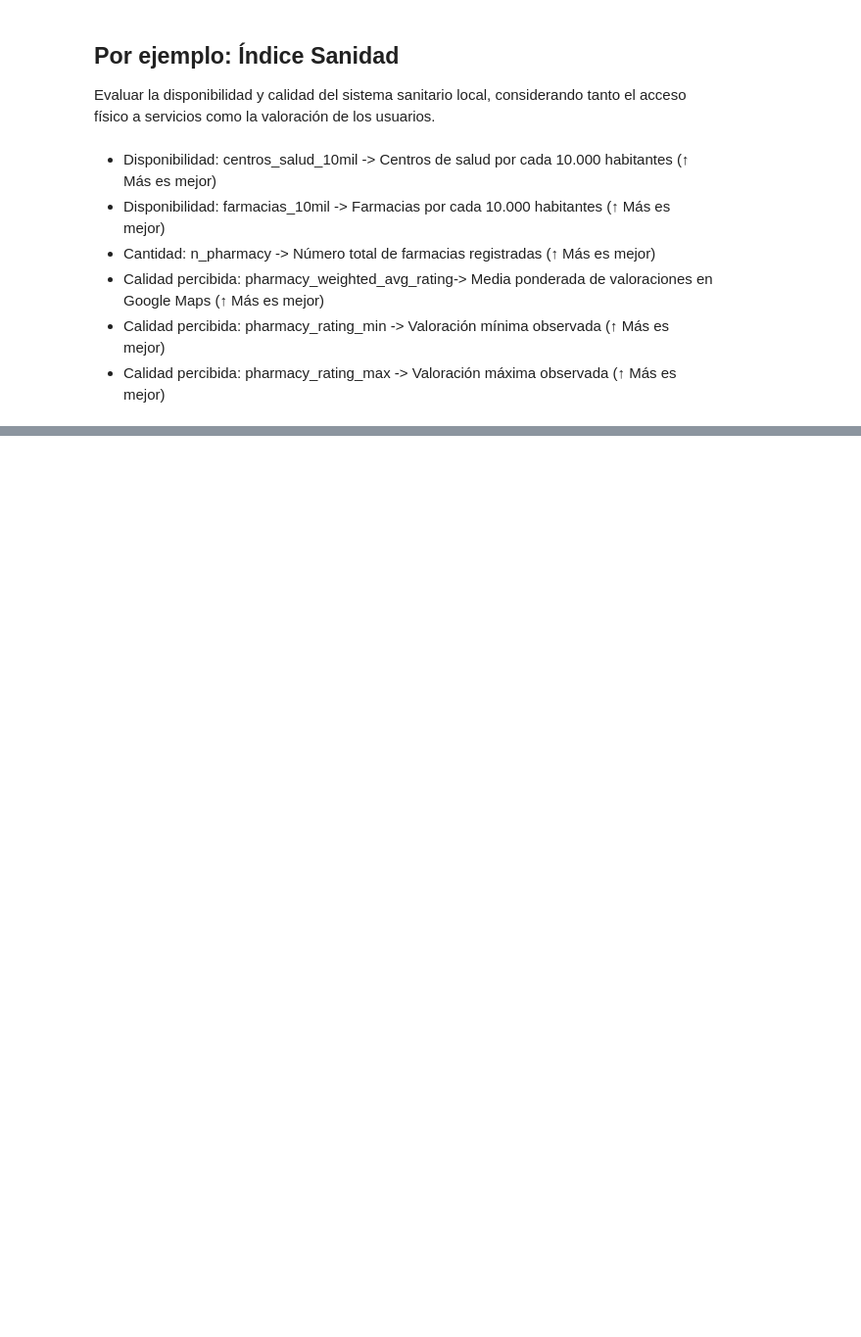
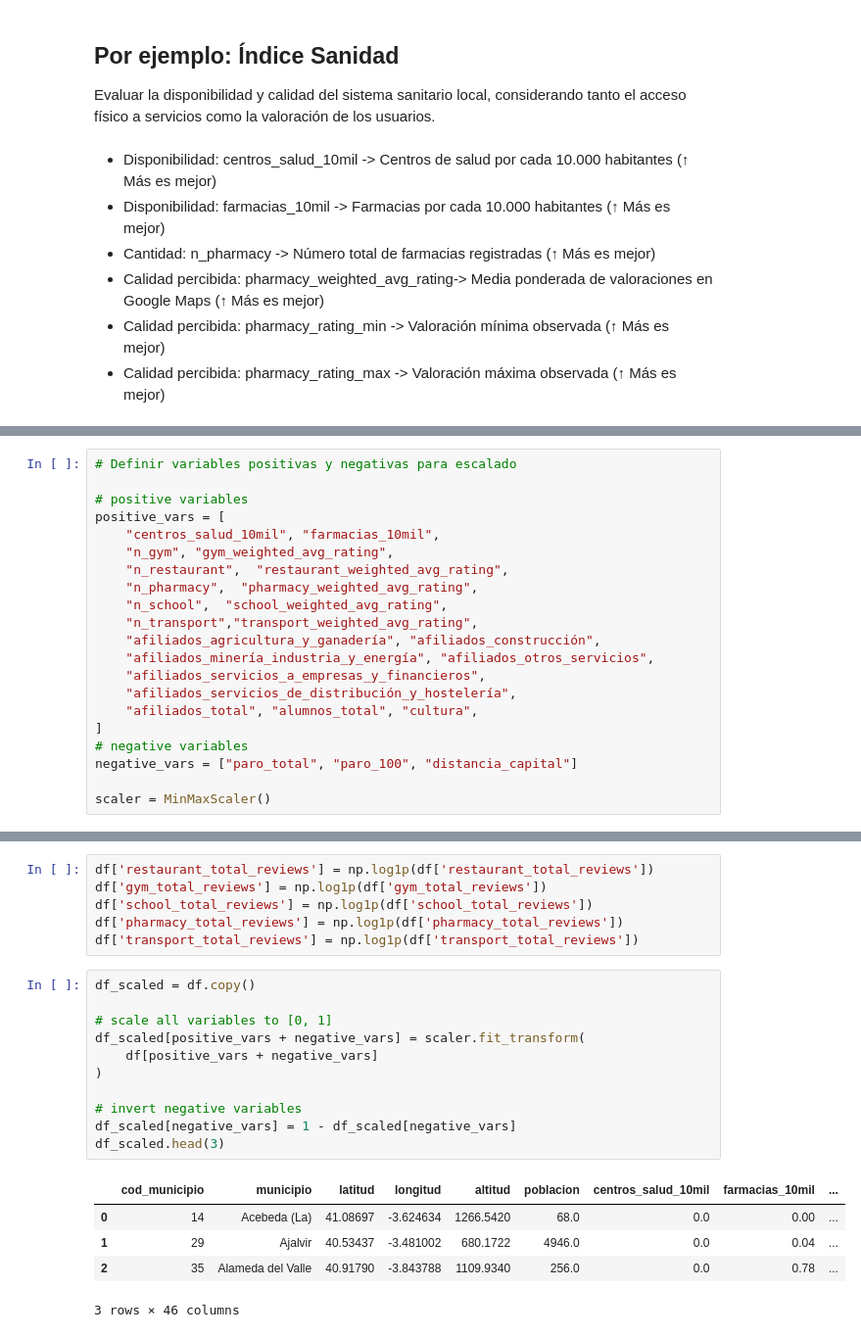
Before and after one commit to SYJUN107/Datathon-LODCORE-Madrid-2025, a Jupyter notebook: main.ipynb, the cells around one changed output, grey strips where cells are left out. Shown at 98% size. Saved outputs shown, nothing was run; the diff lists cells and outputs as text; blank space fills up the shorter version.

```diff
--- a/main.ipynb
+++ b/main.ipynb
@@ -829,0 +843,21 @@ Evaluar la disponibilidad y calidad del sistema sanitario local, considerando ta
+# %%
+# Definir variables positivas y negativas para escalado
+
+# positive variables
+positive_vars = [
+    "centros_salud_10mil", "farmacias_10mil",
+    "n_gym", "gym_weighted_avg_rating",
+    "n_restaurant",  "restaurant_weighted_avg_rating",
+    "n_pharmacy",  "pharmacy_weighted_avg_rating",
+    "n_school",  "school_weighted_avg_rating",
+    "n_transport","transport_weighted_avg_rating",
+    "afiliados_agricultura_y_ganadería", "afiliados_construcción",
+    "afiliados_minería_industria_y_energía", "afiliados_otros_servicios",
+    "afiliados_servicios_a_empresas_y_financieros",
+    "afiliados_servicios_de_distribución_y_hostelería",
+    "afiliados_total", "alumnos_total", "cultura",
+]
+# negative variables
+negative_vars = ["paro_total", "paro_100", "distancia_capital"]
+
+scaler = MinMaxScaler()
@@ -829,0 +919,23 @@ Evaluar la disponibilidad y calidad del sistema sanitario local, considerando ta
+# %%
+df['restaurant_total_reviews'] = np.log1p(df['restaurant_total_reviews'])
+df['gym_total_reviews'] = np.log1p(df['gym_total_reviews'])
+df['school_total_reviews'] = np.log1p(df['school_total_reviews'])
+df['pharmacy_total_reviews'] = np.log1p(df['pharmacy_total_reviews'])
+df['transport_total_reviews'] = np.log1p(df['transport_total_reviews'])
+# %%
+df_scaled = df.copy()
+
+# scale all variables to [0, 1]
+df_scaled[positive_vars + negative_vars] = scaler.fit_transform(
+    df[positive_vars + negative_vars]
+)
+
+# invert negative variables
+df_scaled[negative_vars] = 1 - df_scaled[negative_vars]
+df_scaled.head(3)
+# %% [output]
+|  | cod_municipio | municipio | latitud | longitud | altitud | poblacion | centros_salud_10mil | farmacias_10mil | ... |
+| 0 | 14 | Acebeda (La) | 41.08697 | -3.624634 | 1266.5420 | 68.0 | 0.0 | 0.00 | ... |
+| 1 | 29 | Ajalvir | 40.53437 | -3.481002 | 680.1722 | 4946.0 | 0.0 | 0.04 | ... |
+| 2 | 35 | Alameda del Valle | 40.91790 | -3.843788 | 1109.9340 | 256.0 | 0.0 | 0.78 | ... |
+3 rows × 46 columns
```
Also changed, not shown: parts of 17 cells of this notebook, 1 other file.
